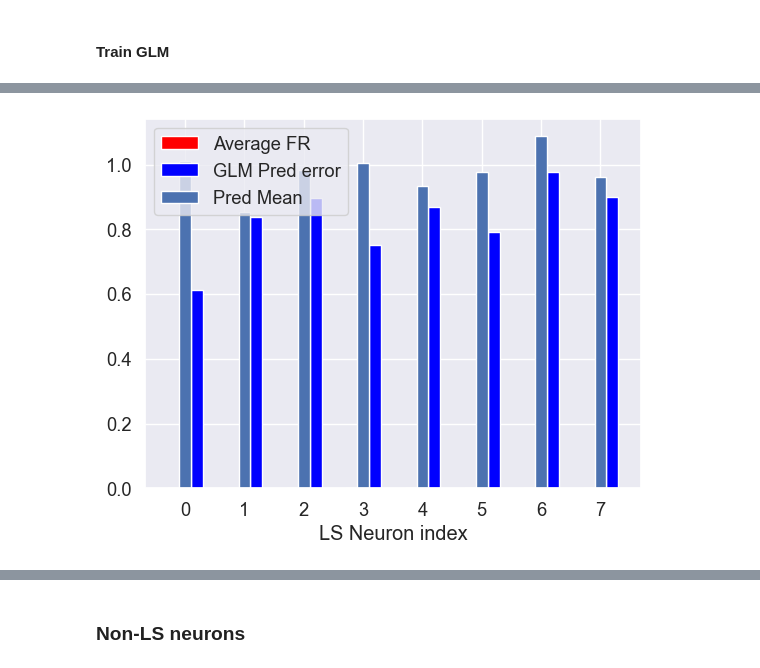
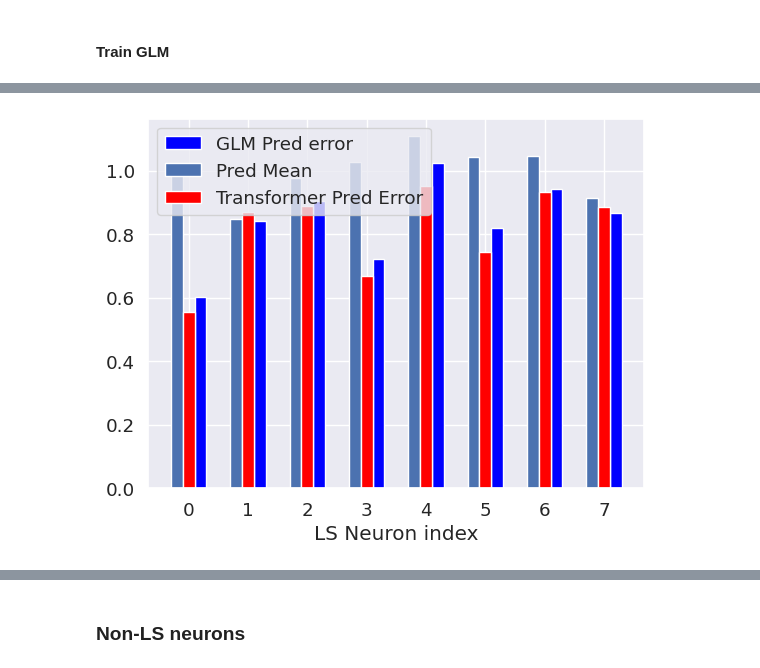
Before and after one commit to cngzlsh/approx_brain, a Jupyter notebook: EB095_stim_zscored.ipynb, the cells around one changed output, grey strips where cells are left out. Saved outputs shown, nothing was run; the diff lists cells and outputs as text; code cells hidden in the pictures.

```diff
--- a/EB095_stim_zscored.ipynb
+++ b/EB095_stim_zscored.ipynb
@@ -351,11 +344,11 @@ assert len(np.intersect1d(non_stim_mse_idx, forward_mse_idx)) == 0
 optimiser = torch.optim.Adam(DNN_LS.parameters(), lr=1e-3)
 criterion = nn.MSELoss(reduction='none')
 scheduler = torch.optim.lr_scheduler.ReduceLROnPlateau(optimiser,
-                                                       mode='min',
-                                                       factor=0.5,
-                                                       patience=25,
-                                                       threshold=0.01)
-num_epochs = 800
+                                                    mode='min',
+                                                    factor=0.5,
+                                                    patience=25,
+                                                    threshold=0.01)
+num_epochs = 500
 
 from train import train_transformer, eval_transformer
 
@@ -399,8 +390,8 @@ data = {'metadata':{'timestamp': timestamp,
                     'num_epochs': num_epochs}
         }
 
-torch.save(return_dict['best_eval_params'], save_path / 'EB095-stim-LS-transformer-param.pth')
-with open(save_path / 'EB095-stim-LS-transformer-param-metadata.pkl', 'wb') as f:
+torch.save(return_dict['best_eval_params'], save_path / 'EB095-stim-LS-transformer-normalised-param-{d_model}-{num_heads}-{hidden_dim}-{n_layers}.pth')
+with open(save_path / 'EB095-stim-LS-transformer-normalised-param-metadata-{d_model}-{num_heads}-{hidden_dim}-{n_layers}.pkl', 'wb') as f:
     pickle.dump(data, f)
-print(f'Saved model parameters and training stats to ./save/trained_models/')
+print(f'Saved model parameters and training stats to ./save/trained_models/EB095-stim-LS-transformer-normalised-param-metadata-{d_model}-{num_heads}-{hidden_dim}-{n_layers}')
 # %% [output]
@@ -408,7 +399,7 @@ Saved model parameters and training stats to ./save/trained_models/
 # %%
 # with open(save_path / 'EB095-stim-LS-transformer-param-metadata.pkl', 'rb') as f:
 #     data = pickle.load(f)
-best_eval_params = torch.load(save_path / 'EB095-stim-LS-transformer-param.pth')
+best_eval_params = torch.load(save_path / 'EB095-stim-LS-transformer-normalised-param-{d_model}-{num_heads}-{hidden_dim}-{n_layers}.pth')
 DNN_LS.load_state_dict(best_eval_params)
 
 with torch.no_grad():
@@ -469,7 +459,6 @@ Y_train_LS_np = Y_train_LS.cpu().numpy().reshape(Y_train_LS.shape[0],-1) + 1e-6
 X_test_np = X_test.cpu().numpy().reshape(X_test.shape[0],-1)
 Y_test_LS_np = Y_test_LS.cpu().numpy().reshape(Y_test_LS.shape[0],-1) + 1e-6 # numerical stability
 
-
 from sklearn.linear_model import TweedieRegressor
 
 # pred for each neuron
@@ -477,7 +466,7 @@ glm_LS_losses = np.zeros_like(Y_test_LS_np) # (500, 8)
 output_dim = Y_test_LS_np.shape[1]
 
 for i in range(output_dim):
-    glm_LS_reg = TweedieRegressor(power=0, alpha=1, link='identity')
+    glm_LS_reg = TweedieRegressor(power=0, alpha=0, link='identity')
     glm_LS_reg.fit(X_train_np, Y_train_LS_np[:,i])
 
     glm_LS_losses[:,i] += np.power(Y_test_LS_np[:,i] - glm_LS_reg.predict(X_test_np), 2)
@@ -529,10 +518,11 @@ plt.show()
 # %%
 plt.figure()
-plt.bar(np.arange(8) - 0.2, spks_stim_rates_normalised.mean(0)[mask1], color='red', width=0.2, label='Average FR')
+# plt.bar(np.arange(8) - 0.2, spks_stim_rates.mean(0)[mask1], color='red', width=0.2, label='Average FR')
 plt.bar(np.arange(8) + 0.2, np.sqrt(glm_LS_losses.sum(0)/glm_LS_losses.shape[0]), color='blue', width=0.2, label='GLM Pred error')
-plt.bar(np.arange(len(LS_neuron_idx)), np.sqrt(np.power(Y_test_LS_np - Y_test_LS_np.mean(0), 2).sum(0) / Y_test_LS_np.shape[0]), width=0.2, label='Pred Mean')
+plt.bar(np.arange(len(LS_neuron_idx)) - 0.2, np.sqrt(np.power(Y_test_LS_np - Y_test_LS_np.mean(0), 2).sum(0) / Y_test_LS_np.shape[0]), width=0.2, label='Pred Mean')
+plt.bar(np.arange(len(LS_neuron_idx)), torch.sqrt(LS_test_pred_loss.sum(0)[0]/LS_test_pred_loss.shape[0]), color='red', width=0.2, label='Transformer Pred Error')
 plt.legend()
 plt.xlabel('LS Neuron index')
 plt.show()
 # %% [output]
-[figure, old version]
+[figure, new version]
```
Also changed, not shown: parts of 24 cells of this notebook, 4 other files.
